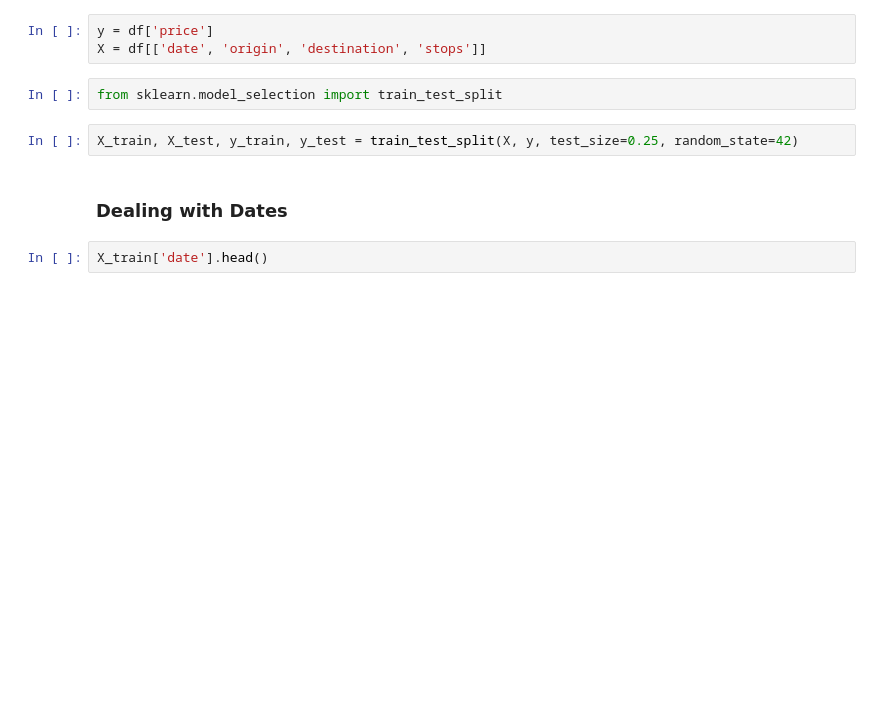
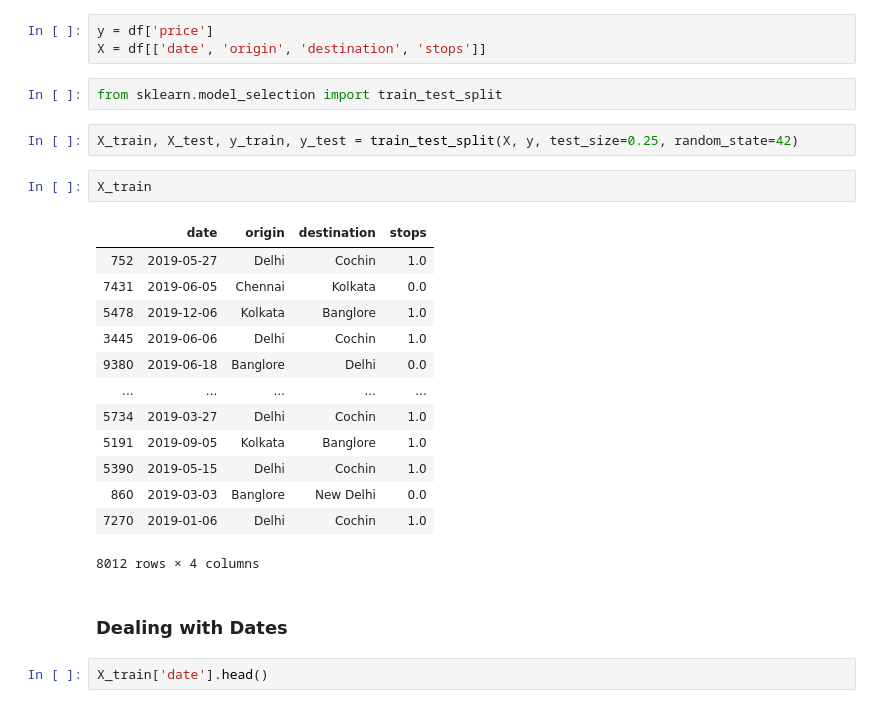
Before and after one commit to maxhumber/MVML, a Jupyter notebook: 01-model.ipynb, the cells around one changed output. Cells and saved outputs as stored; diff of their text form; blank space fills up the shorter version.

```diff
--- a/01-model.ipynb
+++ b/01-model.ipynb
@@ -84,6 +93,22 @@ X = df[['date', 'origin', 'destination', 'stops']]
 from sklearn.model_selection import train_test_split
 # %%
 X_train, X_test, y_train, y_test = train_test_split(X, y, test_size=0.25, random_state=42)
+# %%
+X_train
+# %% [output]
+|  | date | origin | destination | stops |
+| 752 | 2019-05-27 | Delhi | Cochin | 1.0 |
+| 7431 | 2019-06-05 | Chennai | Kolkata | 0.0 |
+| 5478 | 2019-12-06 | Kolkata | Banglore | 1.0 |
+| 3445 | 2019-06-06 | Delhi | Cochin | 1.0 |
+| 9380 | 2019-06-18 | Banglore | Delhi | 0.0 |
+| ... | ... | ... | ... | ... |
+| 5734 | 2019-03-27 | Delhi | Cochin | 1.0 |
+| 5191 | 2019-09-05 | Kolkata | Banglore | 1.0 |
+| 5390 | 2019-05-15 | Delhi | Cochin | 1.0 |
+| 860 | 2019-03-03 | Banglore | New Delhi | 0.0 |
+| 7270 | 2019-01-06 | Delhi | Cochin | 1.0 |
+8012 rows × 4 columns
 # %% [markdown]
 ### Dealing with Dates
 # %%
```
Also changed, not shown: parts of 9 cells of this notebook, 6 other files.
